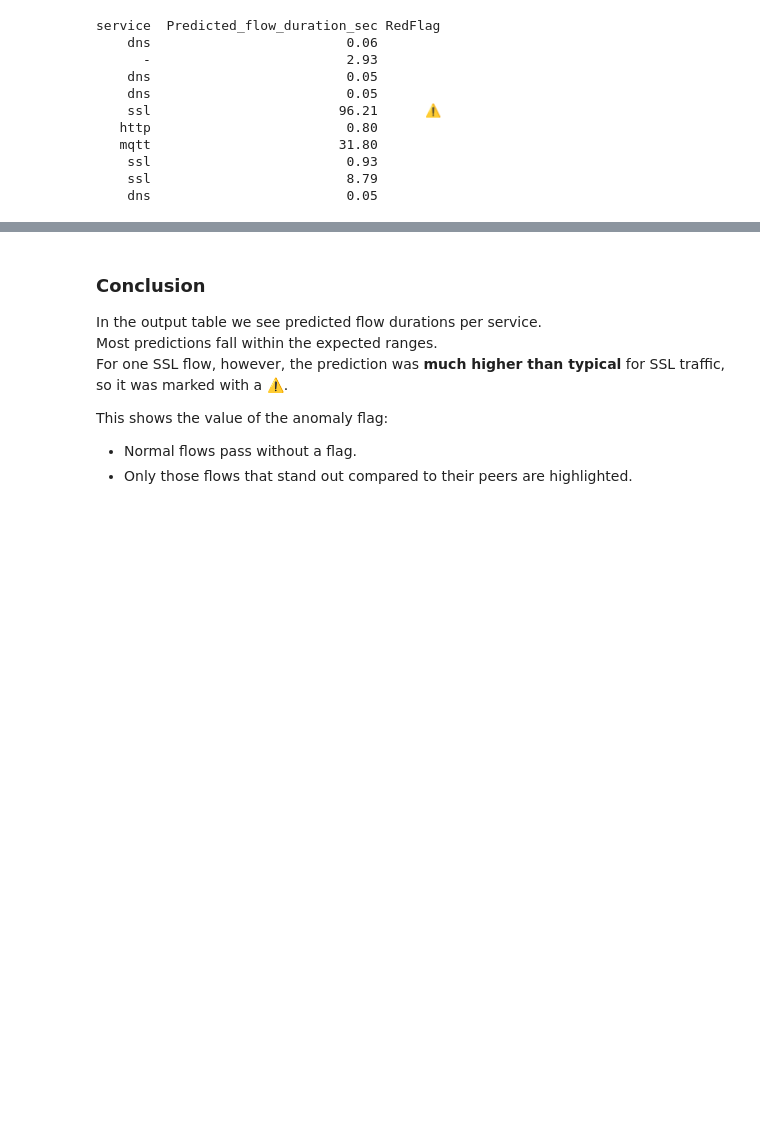
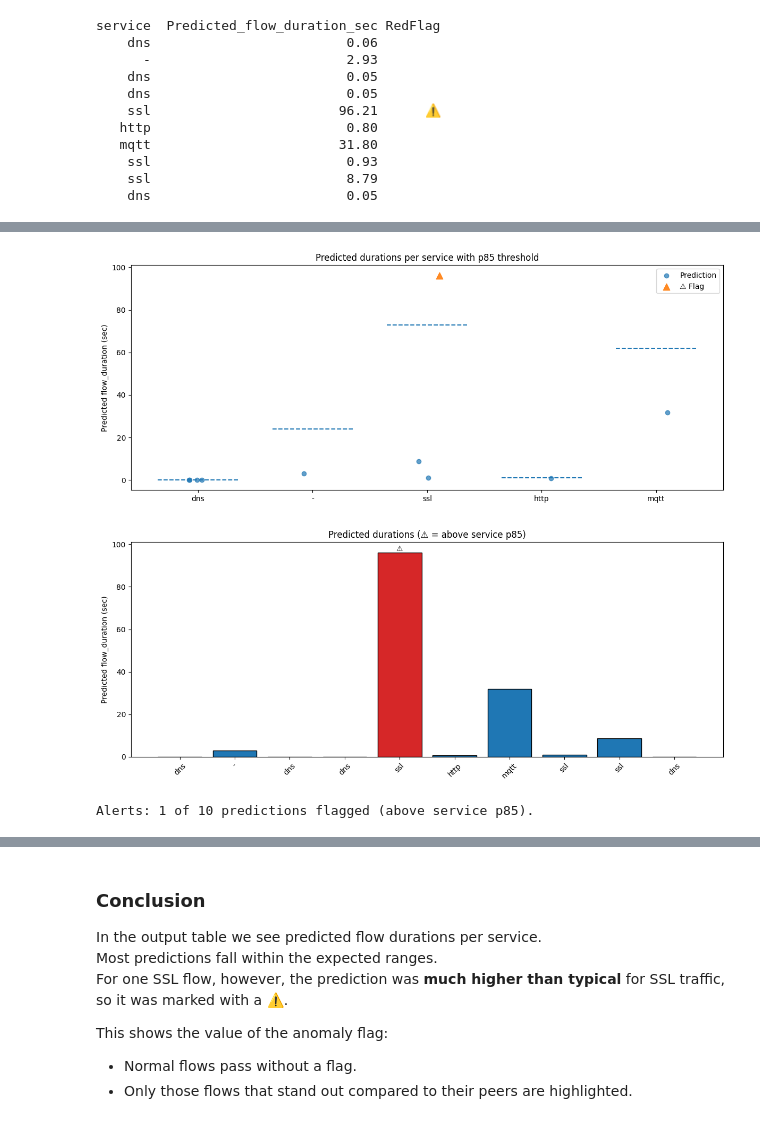
Before and after one commit to esthervanhelmont/ToU-IC2-Regression, a Jupyter notebook: notebooks/02. IC2_regression_IoT_ML.ipynb, the cells around one changed output, grey strips where cells are left out. Cells and saved outputs as stored; diff of their text form; code cells hidden in the pictures; blank space fills up the shorter version.

```diff
--- a/notebooks/02. IC2_regression_IoT_ML.ipynb
+++ b/notebooks/02. IC2_regression_IoT_ML.ipynb
@@ -725,0 +767,60 @@ service  Predicted_flow_duration_sec RedFlag
+# %%
+import numpy as np
+import matplotlib.pyplot as plt
+
+# Reuse flags_df and service_p90 from above
+# flags_df has ['service','Predicted_flow_duration_sec','RedFlag']
+
+# Convenience arrays
+services = flags_df["service"].values
+preds = flags_df["Predicted_flow_duration_sec"].values
+flags = (flags_df["RedFlag"] == "⚠️").values
+
+# ---- 1) Scatter per service with threshold lines ----
+uniq_srv = list(dict.fromkeys(services))  # keep order of appearance
+x_pos = np.array([uniq_srv.index(s) for s in services], dtype=float)
+x_jit = x_pos + np.random.uniform(-0.12, 0.12, size=len(x_pos))  # small jitter
+
+plt.figure(figsize=(12,5))
+# normal points
+plt.scatter(x_jit[~flags], preds[~flags], alpha=0.7, label="Prediction")
+# flagged points
+plt.scatter(x_jit[flags], preds[flags], alpha=0.9, marker="^", s=80, label="⚠️ Flag")
+
+# threshold per service
+for i, s in enumerate(uniq_srv):
+    thr = service_p90.get(s, np.nan)
+    if np.isfinite(thr):
+        plt.hlines(thr, i-0.35, i+0.35, linestyles="dashed")
+
+plt.xticks(range(len(uniq_srv)), uniq_srv, rotation=0)
+plt.ylabel("Predicted flow_duration (sec)")
+plt.title("Predicted durations per service with p85 threshold")
+plt.legend()
+plt.tight_layout()
+plt.show()
+
+# ---- 2) Bar chart with flagged bars highlighted ----
+plt.figure(figsize=(12,5))
+idx = np.arange(len(preds))
+colors = ["tab:red" if f else "tab:blue" for f in flags]
+plt.bar(idx, preds, edgecolor="black", color=colors)
+
+# add small markers (⚠️) on flagged bars
+for i, (p, f) in enumerate(zip(preds, flags)):
+    if f:
+        plt.text(i, p, "⚠️", ha="center", va="bottom")
+
+plt.xticks(idx, services, rotation=45)
+plt.ylabel("Predicted flow_duration (sec)")
+plt.title("Predicted durations (⚠️ = above service p85)")
+plt.tight_layout()
+plt.show()
+
+# Optional: quick alert summary
+n_flags = flags.sum()
+print(f"Alerts: {n_flags} of {len(preds)} predictions flagged (above service p85).")
+# %% [output]
+[figure, added]
+[figure, added]
+Alerts: 1 of 10 predictions flagged (above service p85).
```
Also changed, not shown: parts of 4 cells of this notebook, 18 other files.
